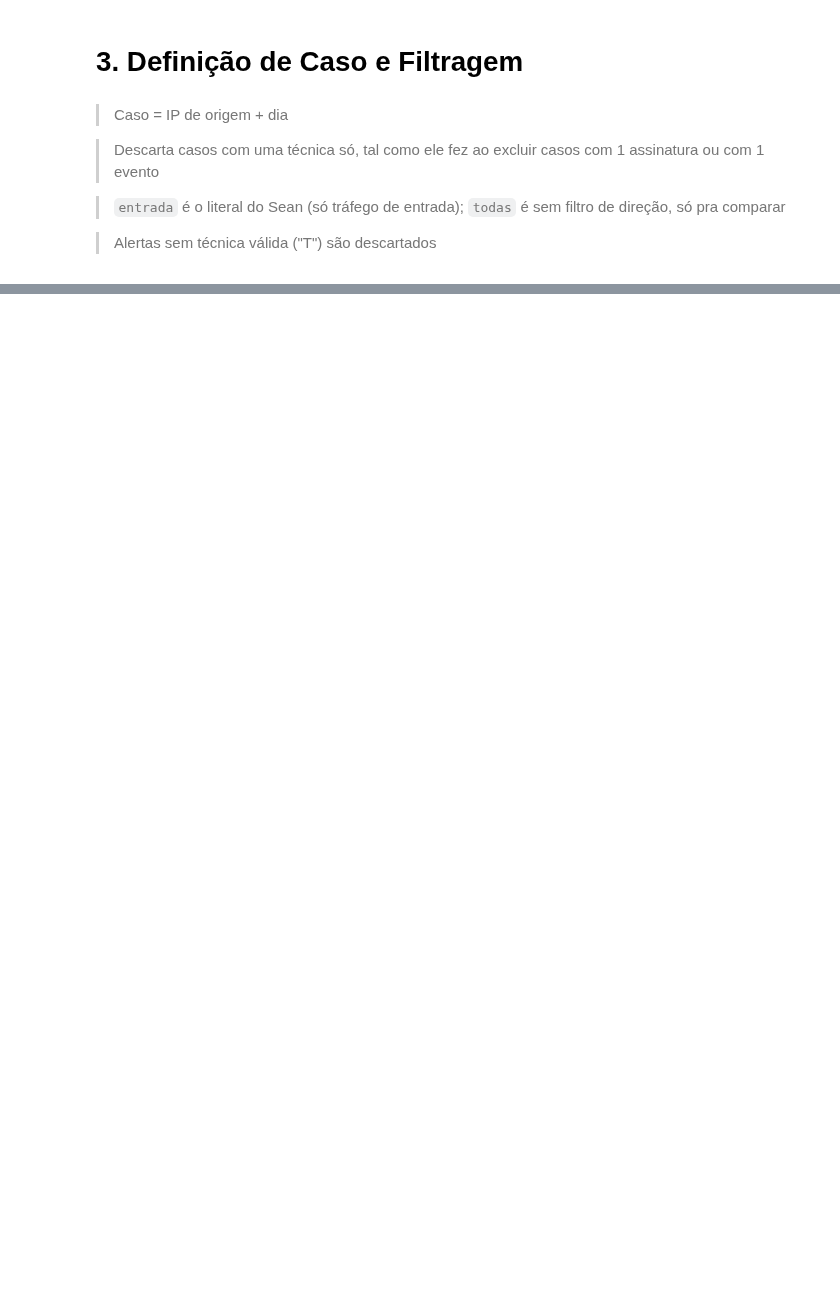
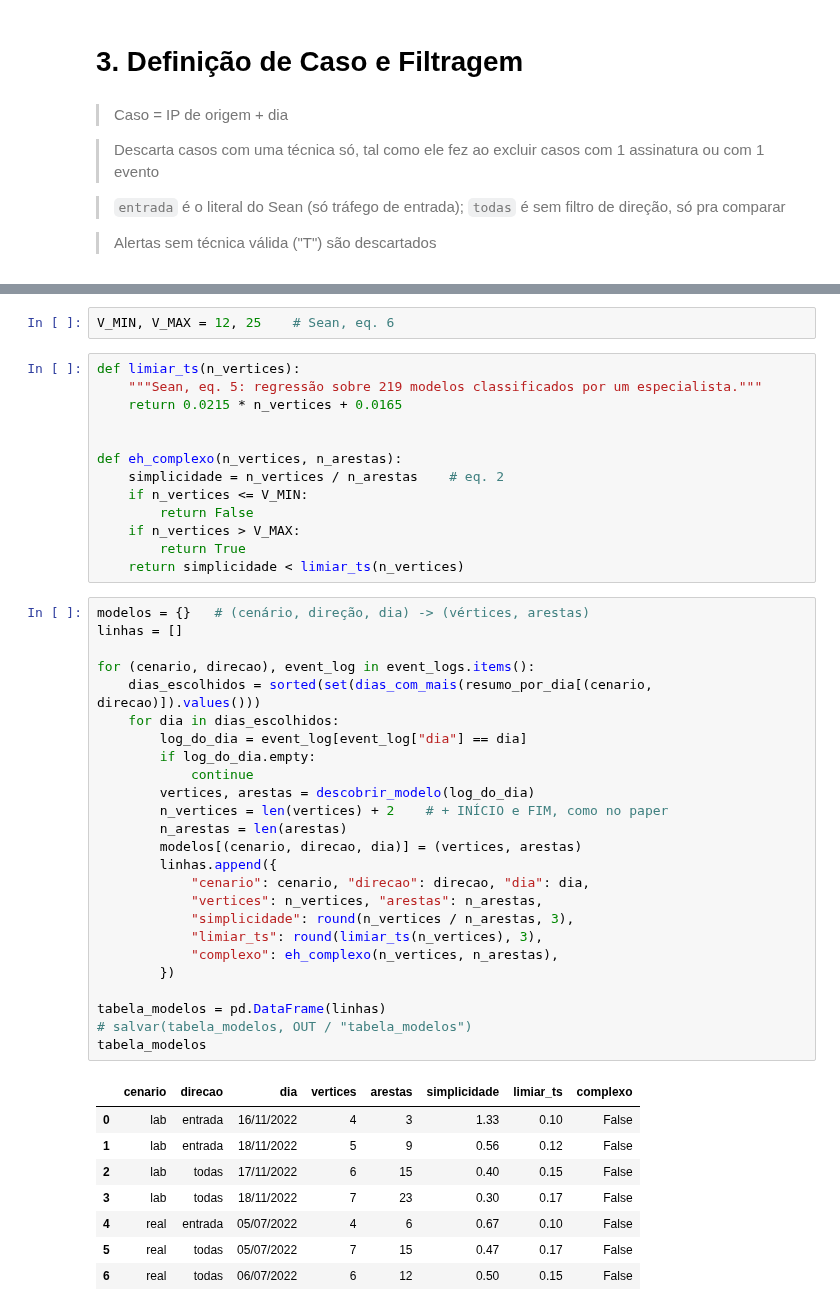
Before and after one commit to jpramires/mestrado, a Jupyter notebook: 4_Sean.ipynb, the cells around one changed output, grey strips where cells are left out. Saved outputs shown, nothing was run; the diff lists cells and outputs as text; blank space fills up the shorter version.

Commit message:
Início dos Modelos DFG. Nenhum é complexo.

```diff
--- a/4_Sean.ipynb
+++ b/4_Sean.ipynb
@@ -711,0 +810,49 @@ for chave, t in DIAS.items():
+# %%
+V_MIN, V_MAX = 12, 25    # Sean, eq. 6
+# %%
+def limiar_ts(n_vertices):
+    """Sean, eq. 5: regressão sobre 219 modelos classificados por um especialista."""
+    return 0.0215 * n_vertices + 0.0165
+
+
+def eh_complexo(n_vertices, n_arestas):
+    simplicidade = n_vertices / n_arestas    # eq. 2
+    if n_vertices <= V_MIN:
+        return False
+    if n_vertices > V_MAX:
+        return True
+    return simplicidade < limiar_ts(n_vertices)
+# %%
+modelos = {}   # (cenário, direção, dia) -> (vértices, arestas)
+linhas = []
+
+for (cenario, direcao), event_log in event_logs.items():
+    dias_escolhidos = sorted(set(dias_com_mais(resumo_por_dia[(cenario, direcao)]).values()))
+    for dia in dias_escolhidos:
+        log_do_dia = event_log[event_log["dia"] == dia]
+        if log_do_dia.empty:
+            continue
+        vertices, arestas = descobrir_modelo(log_do_dia)
+        n_vertices = len(vertices) + 2    # + INÍCIO e FIM, como no paper
+        n_arestas = len(arestas)
+        modelos[(cenario, direcao, dia)] = (vertices, arestas)
+        linhas.append({
+            "cenario": cenario, "direcao": direcao, "dia": dia,
+            "vertices": n_vertices, "arestas": n_arestas,
+            "simplicidade": round(n_vertices / n_arestas, 3),
+            "limiar_ts": round(limiar_ts(n_vertices), 3),
+            "complexo": eh_complexo(n_vertices, n_arestas),
+        })
+
+tabela_modelos = pd.DataFrame(linhas)
+# salvar(tabela_modelos, OUT / "tabela_modelos")
+tabela_modelos
+# %% [output]
+|  | cenario | direcao | dia | vertices | arestas | simplicidade | limiar_ts | complexo |
+| 0 | lab | entrada | 16/11/2022 | 4 | 3 | 1.33 | 0.10 | False |
+| 1 | lab | entrada | 18/11/2022 | 5 | 9 | 0.56 | 0.12 | False |
+| 2 | lab | todas | 17/11/2022 | 6 | 15 | 0.40 | 0.15 | False |
+| 3 | lab | todas | 18/11/2022 | 7 | 23 | 0.30 | 0.17 | False |
+| 4 | real | entrada | 05/07/2022 | 4 | 6 | 0.67 | 0.10 | False |
+| 5 | real | todas | 05/07/2022 | 7 | 15 | 0.47 | 0.17 | False |
+| 6 | real | todas | 06/07/2022 | 6 | 12 | 0.50 | 0.15 | False |
```
Also changed, not shown: parts of 35 cells of this notebook, 8 other files.
